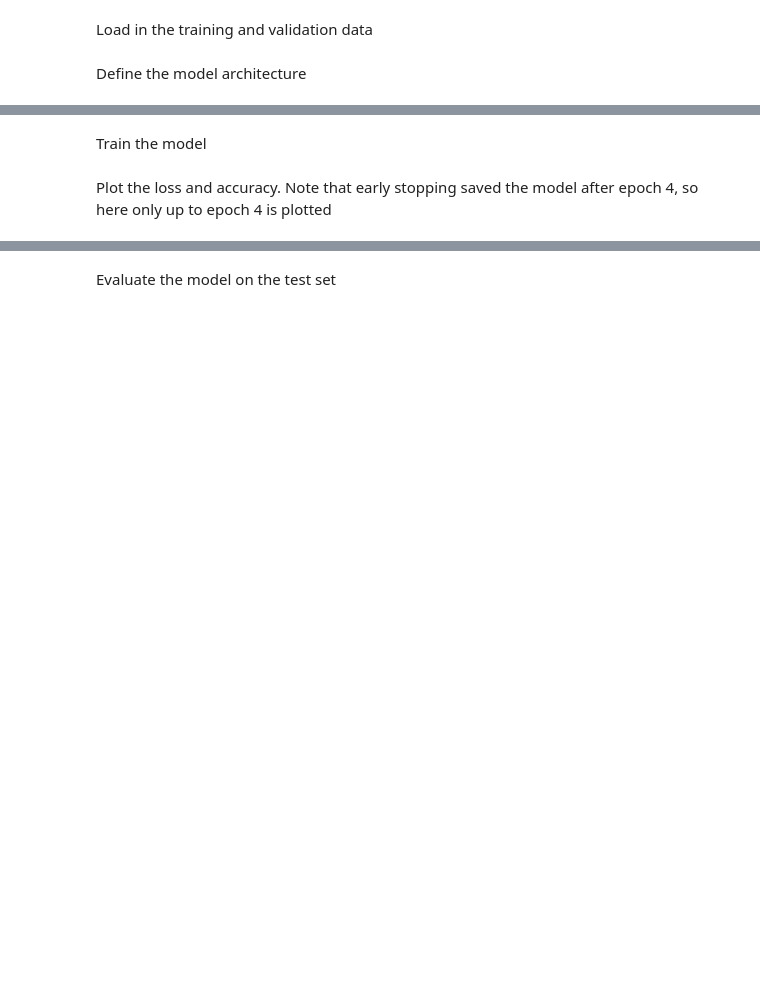
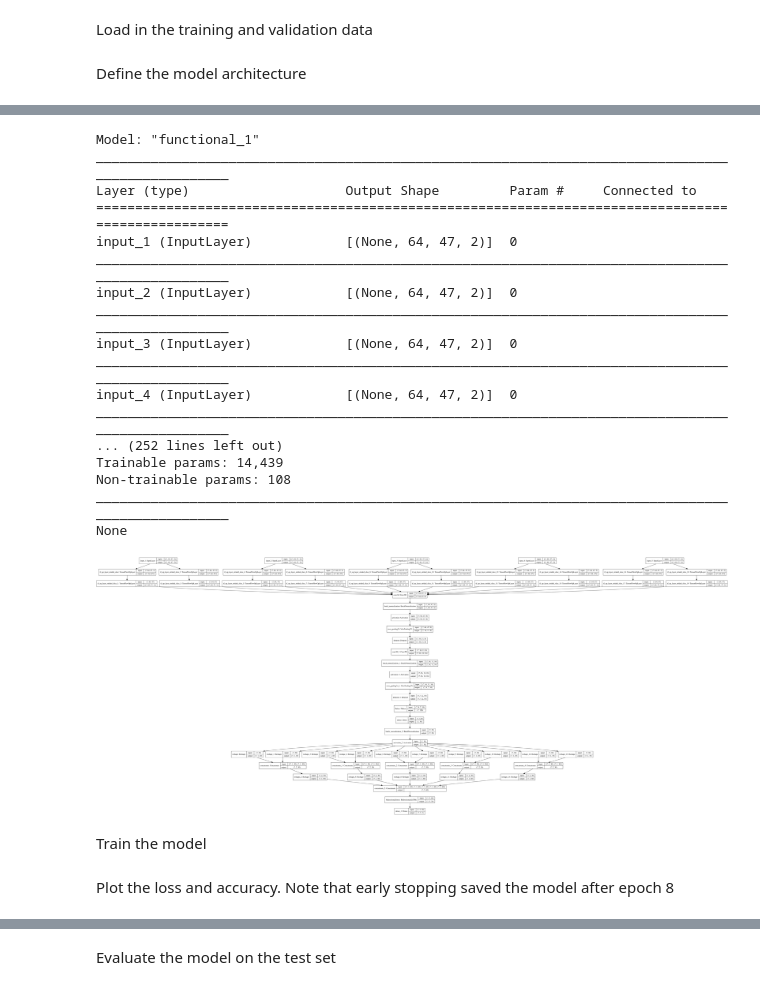
Before and after one commit to nerajbobra/lstm-cnn-eeg-sleep-staging, a Jupyter notebook: train_model.ipynb, the cells around one changed output, grey strips where cells are left out. Drawn from its saved outputs; the diff is of its cells as text; code cells hidden in the pictures; blank space fills up the shorter version.

```diff
--- a/train_model.ipynb
+++ b/train_model.ipynb
@@ -400,3 +186,46 @@ None
+# %%
+input1 = Input(shape=(SPECTROGRAM_FREQS, SPECTROGRAM_LEN, 2))
+input2 = Input(shape=(SPECTROGRAM_FREQS, SPECTROGRAM_LEN, 2))
+input3 = Input(shape=(SPECTROGRAM_FREQS, SPECTROGRAM_LEN, 2))
+input4 = Input(shape=(SPECTROGRAM_FREQS, SPECTROGRAM_LEN, 2))
+input5 = Input(shape=(SPECTROGRAM_FREQS, SPECTROGRAM_LEN, 2))
+
+cnn_output1 = build_cnn(input1)
+cnn_output2 = build_cnn(input2)
+cnn_output3 = build_cnn(input3)
+cnn_output4 = build_cnn(input4)
+cnn_output5 = build_cnn(input5)
+
+#combine all five outputs into a single input for the LSTM
+cnn_concat = Concatenate(axis=1)([cnn_output1, cnn_output2, cnn_output3, cnn_output4, cnn_output5])
+
+lstm_output = Bidirectional(LSTM(15, return_sequences=True, kernel_regularizer=l2(0.01)))(cnn_concat)
+lstm_output = Dense(NUM_OUTPUT_CLASSES, activation='softmax')(lstm_output)
+
+model = Model(inputs=[input1, input2, input3, input4, input5], outputs=lstm_output)
+model.compile(loss='categorical_crossentropy', metrics=['categorical_accuracy'], optimizer='adam')
+
+print(model.summary())
+plot_model(model, to_file='model_plot.png', show_shapes=True, show_layer_names=True)
+# %% [output]
+Model: "functional_1"
+__________________________________________________________________________________________________
+Layer (type)                    Output Shape         Param #     Connected to
+==================================================================================================
+input_1 (InputLayer)            [(None, 64, 47, 2)]  0
+__________________________________________________________________________________________________
+input_2 (InputLayer)            [(None, 64, 47, 2)]  0
+__________________________________________________________________________________________________
+input_3 (InputLayer)            [(None, 64, 47, 2)]  0
+__________________________________________________________________________________________________
+input_4 (InputLayer)            [(None, 64, 47, 2)]  0
+__________________________________________________________________________________________________
+... (252 lines left out)
+Trainable params: 14,439
+Non-trainable params: 108
+__________________________________________________________________________________________________
+None
+[figure, added]
 # %% [markdown]
 Train the model
 # %%
@@ -416,7 +245,7 @@ if False:
 model = load_model('model.h5')
 history = pd.read_csv('history.csv')
 # %% [markdown]
-Plot the loss and accuracy. Note that early stopping saved the model after epoch 4, so here only up to epoch 4 is plotted
+Plot the loss and accuracy. Note that early stopping saved the model after epoch 8
 # %%
 #plot the training and validation loss
 plt.subplots(figsize=(10,6))
```
Also changed, not shown: parts of 12 cells of this notebook, 10 other files.
